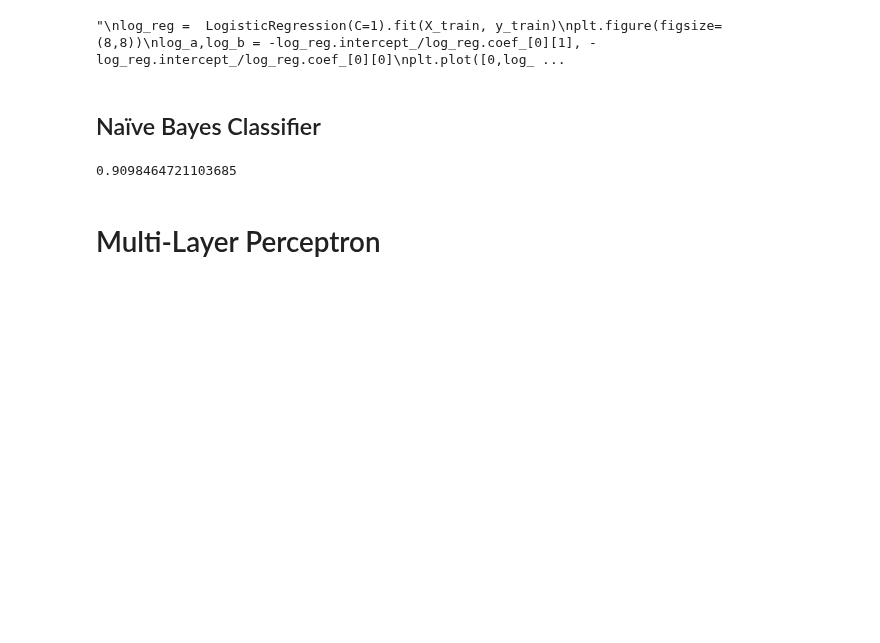
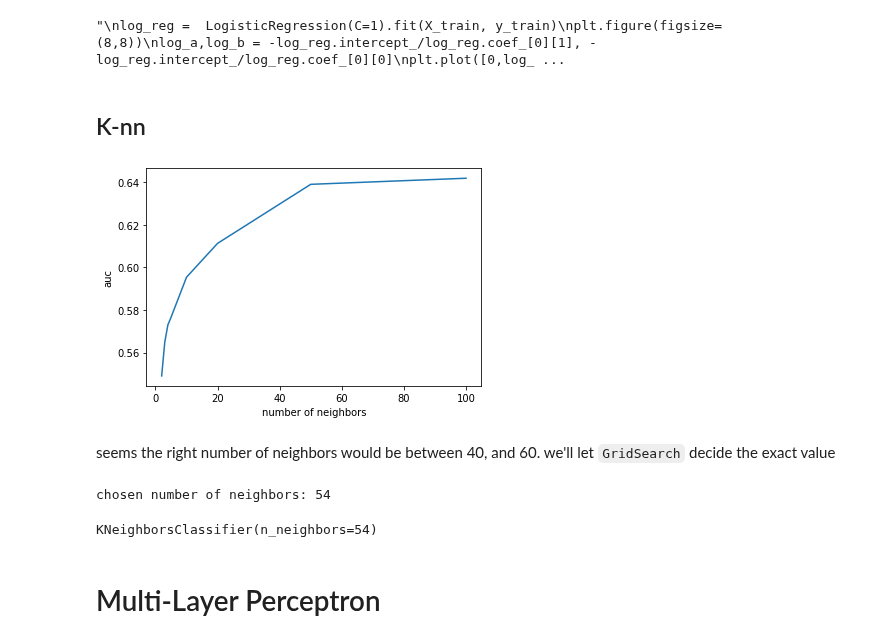
Before and after one commit to MrPupik/INTO_TO_ML, a Jupyter notebook: project/itay_nb.ipynb, the cells around one changed output. Saved outputs shown, nothing was run; the diff lists cells and outputs as text; code cells hidden in the pictures; blank space fills up the shorter version.

Commit message:
knn model

```diff
--- a/project/itay_nb.ipynb
+++ b/project/itay_nb.ipynb
@@ -899,18 +900,40 @@ Please also refer to the documentation for alternative solver options:
     https://scikit-learn.org/stable/modules/linear_model.html#logistic-regression
   n_iter_i = _check_optimize_result(
 "\nlog_reg =  LogisticRegression(C=1).fit(X_train, y_train)\nplt.figure(figsize=(8,8))\nlog_a,log_b = -log_reg.intercept_/log_reg.coef_[0][1], -log_reg.intercept_/log_reg.coef_[0][0]\nplt.plot([0,log_ ...
-# %% [markdown]
-## Naïve Bayes Classifier
-# %%
-model = KNeighborsClassifier(n_neighbors=3)
-model.fit(X_train, y_train)
-
-
-fpr, tpr, thresholds = roc_curve(y_train, model.predict_proba(X_train)[:,1])
-auc = roc_auc_score(y_train, model.predict_proba(X_train)[:,1])
-auc
-# %% [output]
-0.9098464721103685
+# %% [markdown]
+## K-nn
+# %%
+
+ns = [2,3,4,5,10,20,50,100]
+scores = []
+for n in ns:
+    model = KNeighborsClassifier(n_neighbors=n)
+    model.fit(X_train, y_train)
+    scores.append(roc_auc_score(y_val, model.predict_proba(X_val)[:,1]))
+
+plt.plot(ns, scores)
+plt.ylabel('auc')
+plt.xlabel('number of neighbors')
+
+plt.show()
+# %% [output]
+[figure, added]
+# %% [markdown]
+seems the right number of neighbors would be between 40, and 60. we'll let `GridSearch` decide the exact value
+# %%
+ns = [i for i in range(40,62,2)]
+cross_valudation = GridSearchCV(estimator=model, param_grid={'n_neighbors': ns}, scoring='roc_auc')
+cross_valudation.fit(X_train, y_train)
+best_n = cross_valudation.best_estimator_.n_neighbors
+
+print("chosen number of neighbors:", best_n)
+model = KNeighborsClassifier(n_neighbors=best_n)
+model.fit(X_train, y_train)
+
+preds = model.predict(X_val)
+# %% [output]
+chosen number of neighbors: 54
+KNeighborsClassifier(n_neighbors=54)
 # %% [markdown]
 # Multi-Layer Perceptron
 # %%
```
Also changed, not shown: parts of 1 cell of this notebook.
